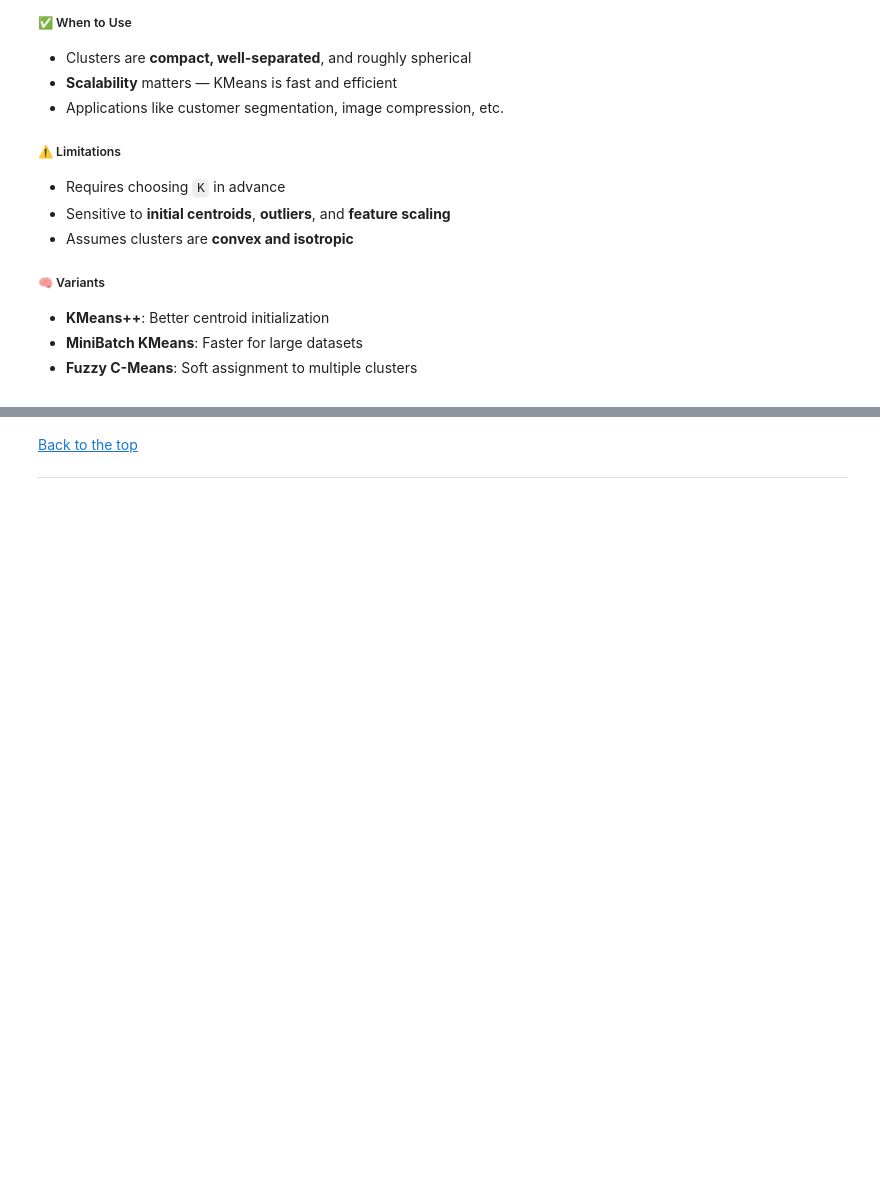
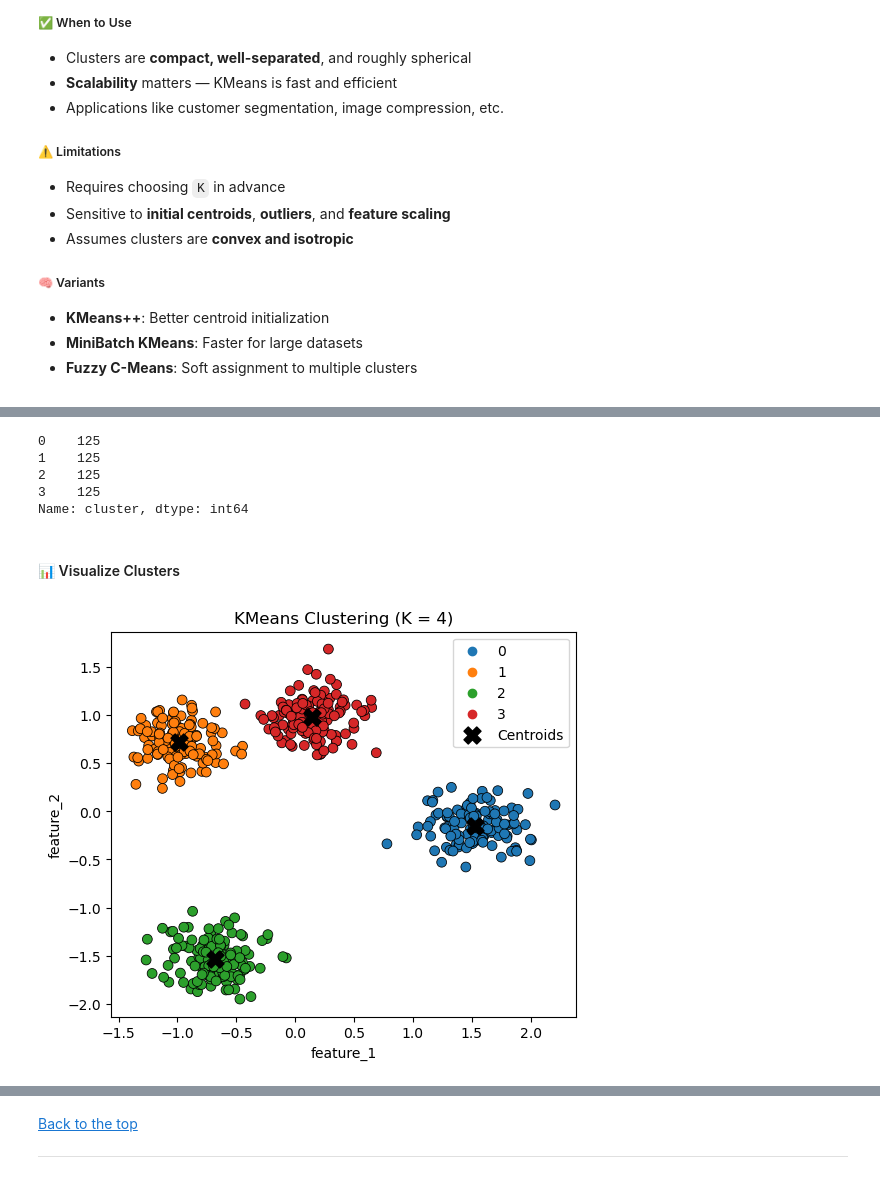
Before and after one commit to ashrithssreddy/ml-toolkit, a Jupyter notebook: Unsupervised_Learning/clustering_v2.ipynb, the cells around one changed output, grey strips where cells are left out. Cells and saved outputs as stored; diff of their text form; code cells hidden in the pictures; folded sections open; blank space fills up the shorter version.

```diff
--- a/Unsupervised_Learning/clustering_v2.ipynb
+++ b/Unsupervised_Learning/clustering_v2.ipynb
@@ -275,0 +363,9 @@ KMeans is a **partitioning-based clustering algorithm** that groups data into `K
+# %%
+# Fit KMeans using the selected final K
+kmeans_final = KMeans(n_clusters=k_final, n_init=10, random_state=random_state)
+labels_final = kmeans_final.fit_predict(df_input)
+
+# Append cluster assignments to the data
+df_kmeans = df_input.copy()
+df_kmeans["cluster"] = labels_final
+df_kmeans.head()
@@ -275,0 +379,29 @@ KMeans is a **partitioning-based clustering algorithm** that groups data into `K
+# %%
+# Show cluster counts
+print(df_kmeans["cluster"].value_counts().sort_index())
+# %% [output]
+0    125
+1    125
+2    125
+3    125
+Name: cluster, dtype: int64
+# %% [markdown]
+<a id="kmeans-visual"></a>
+#### 📊 Visualize Clusters
+# %%
+import seaborn as sns
+import matplotlib.pyplot as plt
+
+# Plot clusters with centroids
+plt.figure(figsize=(6, 5))
+sns.scatterplot(data=df_kmeans, x="feature_1", y="feature_2", hue="cluster", palette="tab10", s=50, edgecolor="k")
+
+# Plot centroids
+centroids = kmeans_final.cluster_centers_
+plt.scatter(centroids[:, 0], centroids[:, 1], c='black', s=150, marker='X', label='Centroids')
+
+plt.title(f"KMeans Clustering (K = {k_final})")
+plt.legend()
+plt.show()
+# %% [output]
+[figure, added]
```
Also changed, not shown: parts of 10 cells of this notebook.
